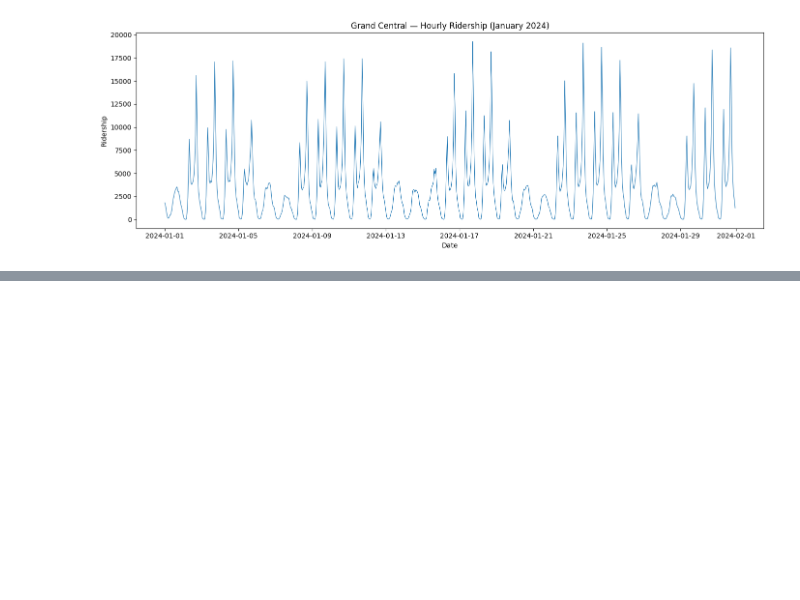
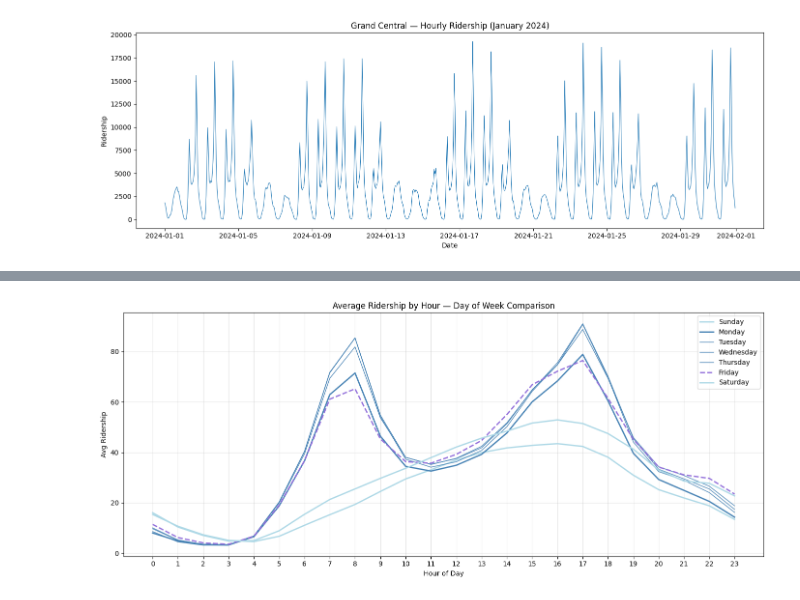
Before and after one commit to zhou-ray/mta-congestion, a Jupyter notebook: notebooks/exploration.ipynb, the cells around one changed output, grey strips where cells are left out. Cells and saved outputs as stored; diff of their text form; code cells hidden in the pictures; blank space fills up the shorter version.

```diff
--- a/notebooks/exploration.ipynb
+++ b/notebooks/exploration.ipynb
@@ -97,24 +97,26 @@ plt.show()
 # %%
 from src.query import get_ridership_by_day_of_week
 
 dow = get_ridership_by_day_of_week()
 
 days = ['Sunday', 'Monday', 'Tuesday', 'Wednesday', 'Thursday', 'Friday', 'Saturday']
 colors = ['lightblue', 'steelblue', 'steelblue', 'steelblue', 'steelblue', 'mediumpurple', 'lightblue']
 
 plt.figure(figsize=(14, 6))
 for i, day in enumerate(days):
     day_data = dow[dow['day_name'] == day]
     plt.plot(day_data['hour_of_day'], day_data['avg_ridership'],
              label=day, color=colors[i],
-             linewidth=2 if day in ['Friday', 'Saturday', 'Sunday'] else 1,
+             linewidth=2 if day in ['Monday','Friday', 'Saturday', 'Sunday'] else 1,
              linestyle='--' if day == 'Friday' else '-')
 
 plt.title('Average Ridership by Hour — Day of Week Comparison')
 plt.xlabel('Hour of Day')
 plt.ylabel('Avg Ridership')
 plt.xticks(range(0, 24))
 plt.legend()
 plt.grid(True, alpha=0.3)
 plt.tight_layout()
 plt.show()
+# %% [output]
+[figure, added]
```
Also changed, not shown: parts of 11 cells of this notebook, 4 other files.
